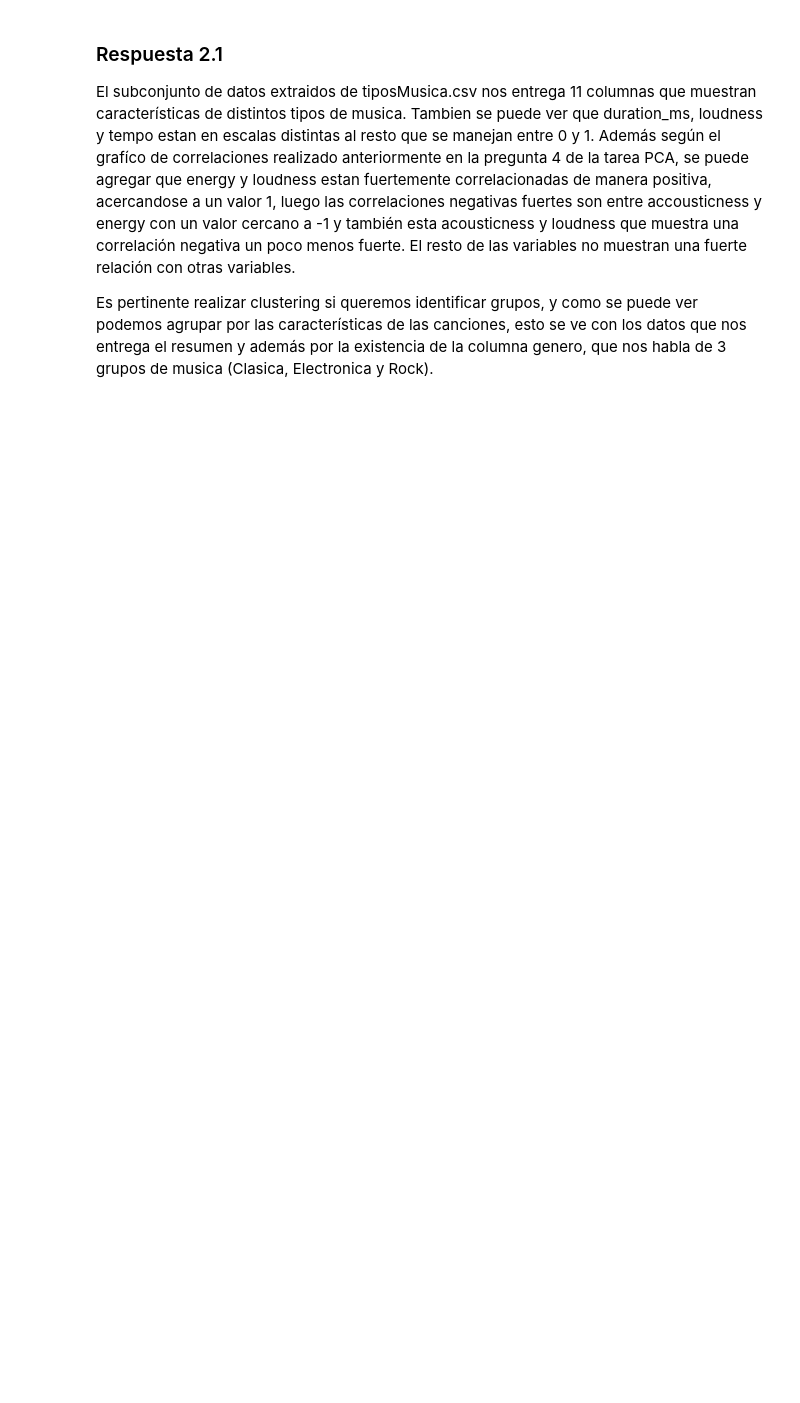
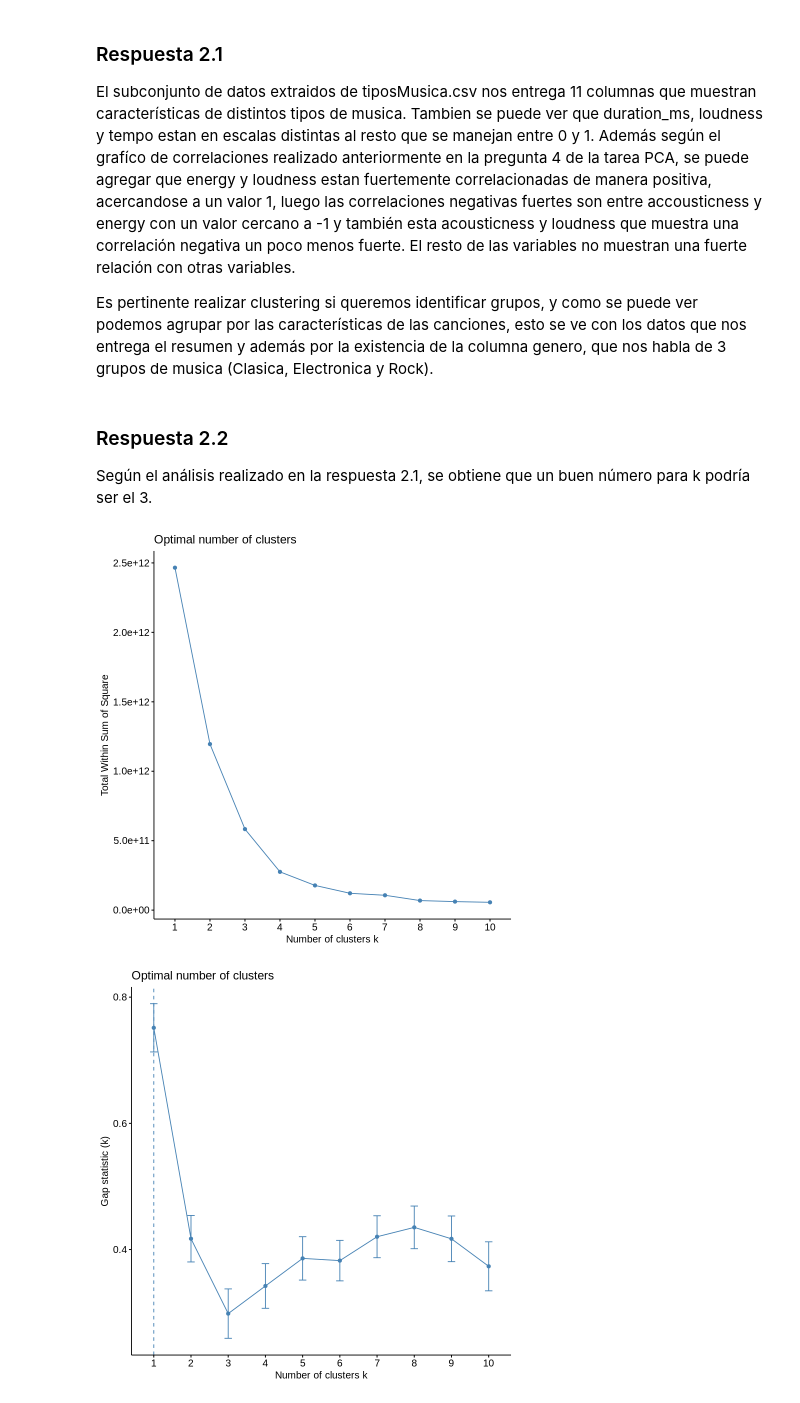
Before and after one commit to jorge-25/PCA, a Jupyter notebook: Clustering/Clustering_Notebook1.ipynb, the cells around one changed output. Saved outputs shown, nothing was run; the diff lists cells and outputs as text; code cells hidden in the pictures; blank space fills up the shorter version.

Commit message:
Respuesta 2.2

```diff
--- a/Clustering/Clustering_Notebook1.ipynb
+++ b/Clustering/Clustering_Notebook1.ipynb
@@ -348,7 +347,8 @@ Realice un análisis de clustering con las 11 características (correspondiente
 datosC <- read.csv("..//data//tiposMusica.csv",header=TRUE,sep=";",dec=".")
 # %%
 datosC[1:10,4:14]
-summary(datosC[1:10,4:14])
+datosMusica = datosC[4:14]
+summary(datosMusica)
 # %% [output]
 A data.frame: 10 × 11
 |  | popularity | acousticness | danceability | duration_ms | energy | instrumentalness | liveness | loudness | ... |
@@ -385,3 +385,30 @@ A data.frame: 10 × 11
 El subconjunto de datos extraidos de tiposMusica.csv nos entrega 11 columnas que muestran características de distintos tipos de musica. Tambien se puede ver que duration_ms, loudness y tempo estan en escalas distintas al resto que se manejan entre 0 y 1. Además según el grafíco de correlaciones realizado anteriormente en la pregunta 4 de la tarea PCA, se puede agregar que energy y loudness estan fuertemente correlacionadas de manera positiva, acercandose a un valor 1, luego las correlaciones negativas fuertes son entre accousticness y energy con un valor cercano a -1 y también esta acousticness y loudness que muestra una correlación negativa un poco menos fuerte. El resto de las variables no muestran una fuerte relación con otras variables.
 
 Es pertinente realizar clustering si queremos identificar grupos, y como se puede ver podemos agrupar por las características de las canciones, esto se ve con los datos que nos entrega el resumen y además por la existencia de la columna genero, que nos habla de 3 grupos de musica (Clasica, Electronica y Rock).
+# %% [markdown]
+### Respuesta 2.2
+
+Según el análisis realizado en la respuesta 2.1, se obtiene que un buen número para k podría ser el 3.
+# %%
+library(cluster)
+library(factoextra)
+df <- data.frame(datosMusica)
+
+fviz_nbclust(df, kmeans, method = "wss")
+
+gap_stat <- clusGap(df,
+                    FUN = kmeans,
+                    nstart = 25,
+                    K.max = 10,
+                    B = 50)
+
+
+fviz_gap_stat(gap_stat)
+
+# K-means con k = 3
+km3 <- kmeans(df, 3,iter.max=1000,nstart=10)
+# Visualización para k = 3
+fviz_cluster(km3,df)
+# %% [output]
+[figure, added]
+[figure, added]
```
Also changed, not shown: parts of 5 cells of this notebook.
